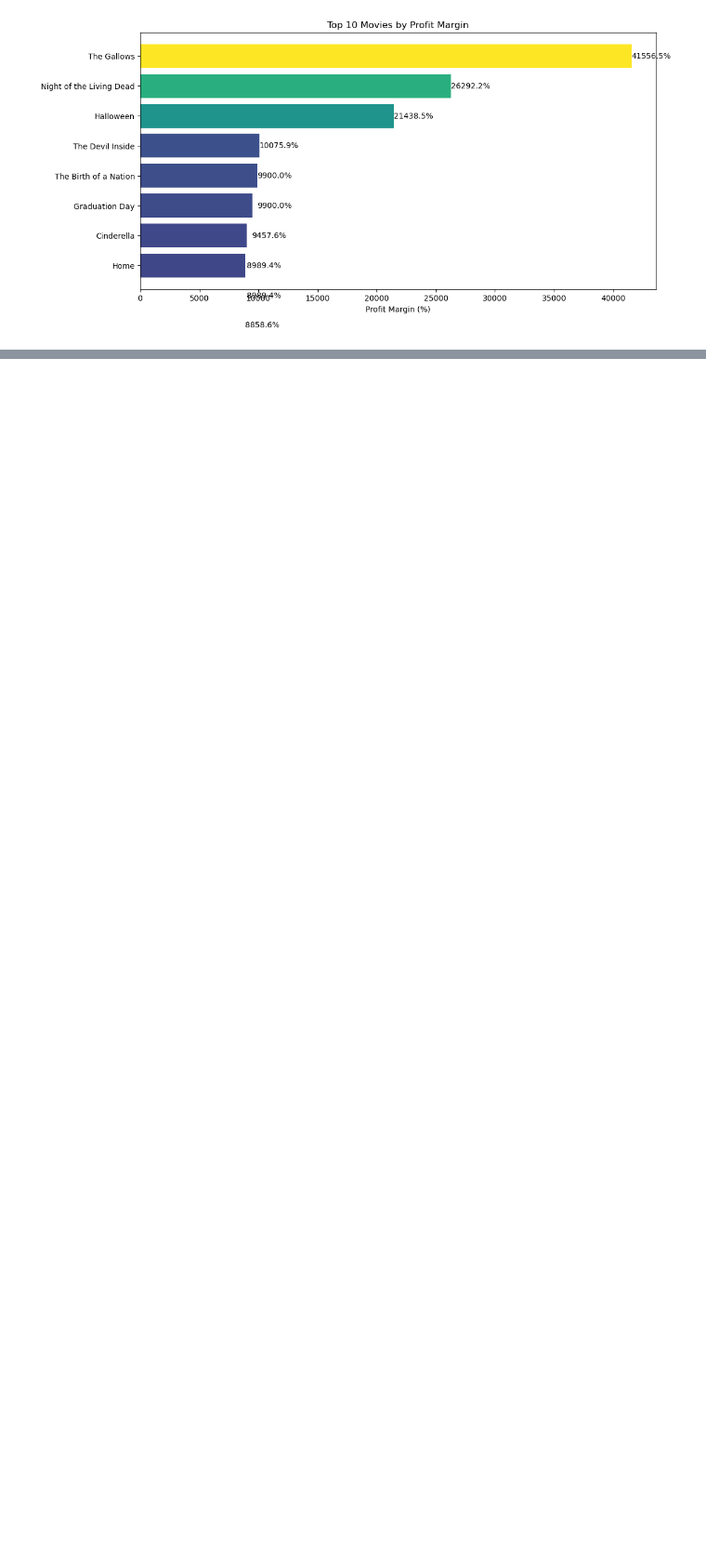
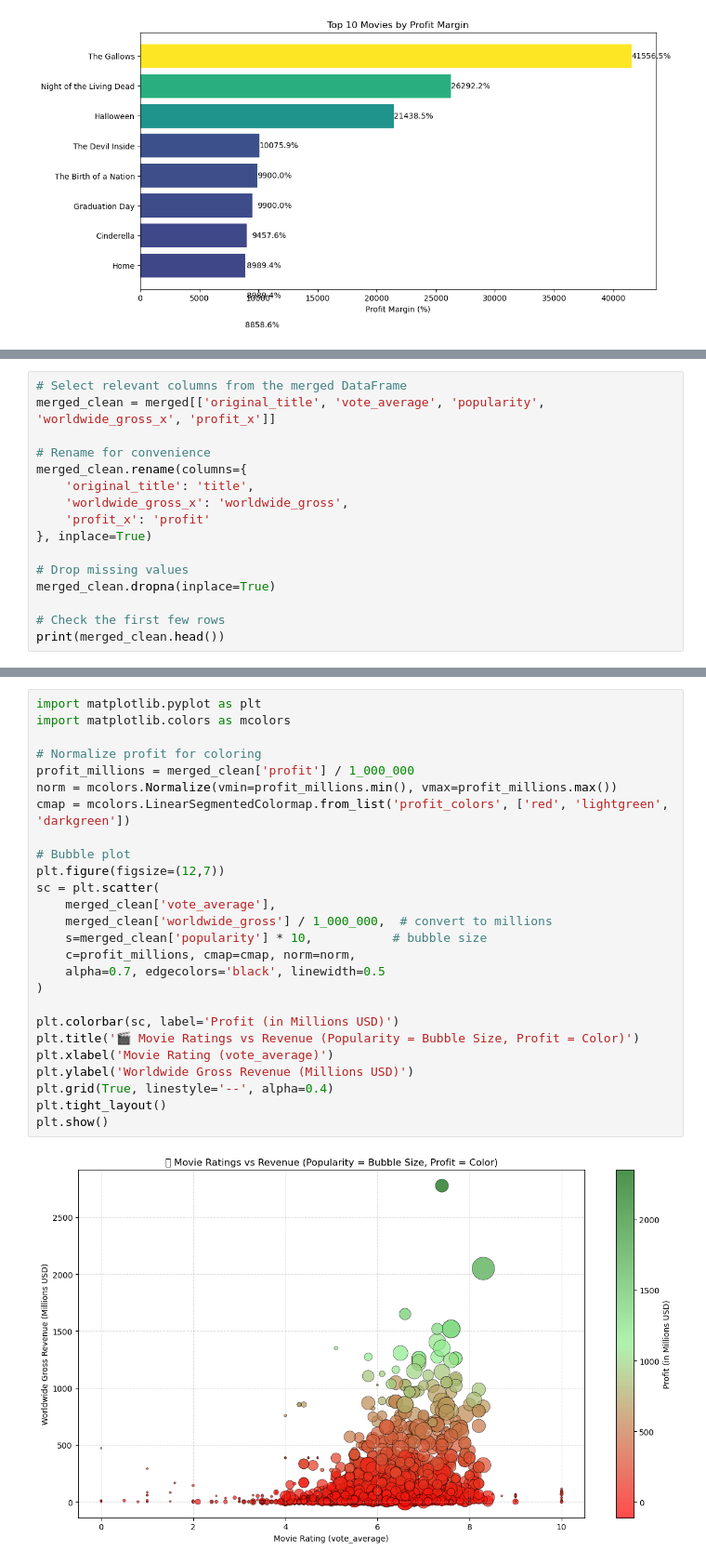
Before and after one commit to Graham-49/Phase2-project, a Jupyter notebook: notebooks/jose.ipynb, the cells around one changed output, grey strips where cells are left out. Shown: that part at 93% size. Drawn from its saved outputs; the diff is of its cells as text; blank space fills up the shorter version.

Commit message:
Finalize on visualizing business objectives

```diff
--- a/notebooks/jose.ipynb
+++ b/notebooks/jose.ipynb
@@ -480,0 +540,16 @@ plt.show()
+# %%
+# Select relevant columns from the merged DataFrame
+merged_clean = merged[['original_title', 'vote_average', 'popularity', 'worldwide_gross_x', 'profit_x']]
+
+# Rename for convenience
+merged_clean.rename(columns={
+    'original_title': 'title',
+    'worldwide_gross_x': 'worldwide_gross',
+    'profit_x': 'profit'
+}, inplace=True)
+
+# Drop missing values
+merged_clean.dropna(inplace=True)
+
+# Check the first few rows
+print(merged_clean.head())
@@ -480,0 +578,28 @@ plt.show()
+# %%
+import matplotlib.pyplot as plt
+import matplotlib.colors as mcolors
+
+# Normalize profit for coloring
+profit_millions = merged_clean['profit'] / 1_000_000
+norm = mcolors.Normalize(vmin=profit_millions.min(), vmax=profit_millions.max())
+cmap = mcolors.LinearSegmentedColormap.from_list('profit_colors', ['red', 'lightgreen', 'darkgreen'])
+
+# Bubble plot
+plt.figure(figsize=(12,7))
+sc = plt.scatter(
+    merged_clean['vote_average'],
+    merged_clean['worldwide_gross'] / 1_000_000,  # convert to millions
+    s=merged_clean['popularity'] * 10,           # bubble size
+    c=profit_millions, cmap=cmap, norm=norm,
+    alpha=0.7, edgecolors='black', linewidth=0.5
+)
+
+plt.colorbar(sc, label='Profit (in Millions USD)')
+plt.title('🎬 Movie Ratings vs Revenue (Popularity = Bubble Size, Profit = Color)')
+plt.xlabel('Movie Rating (vote_average)')
+plt.ylabel('Worldwide Gross Revenue (Millions USD)')
+plt.grid(True, linestyle='--', alpha=0.4)
+plt.tight_layout()
+plt.show()
+# %% [output]
+[figure, added]
```
Also changed, not shown: parts of 8 cells of this notebook.
